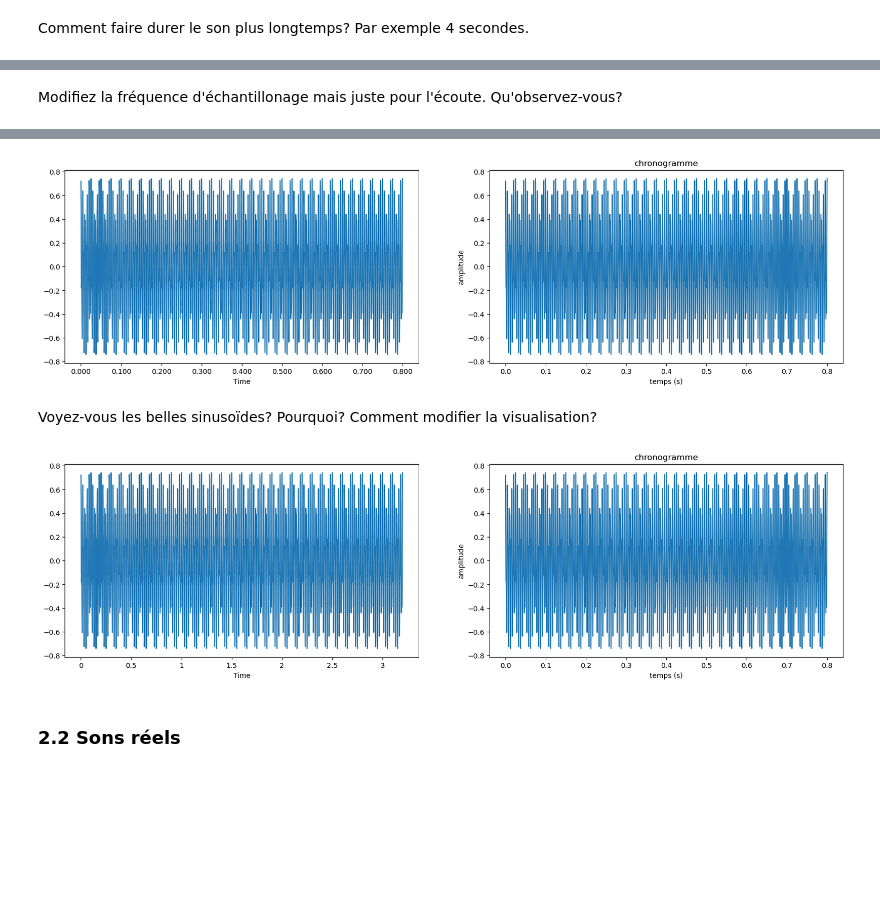
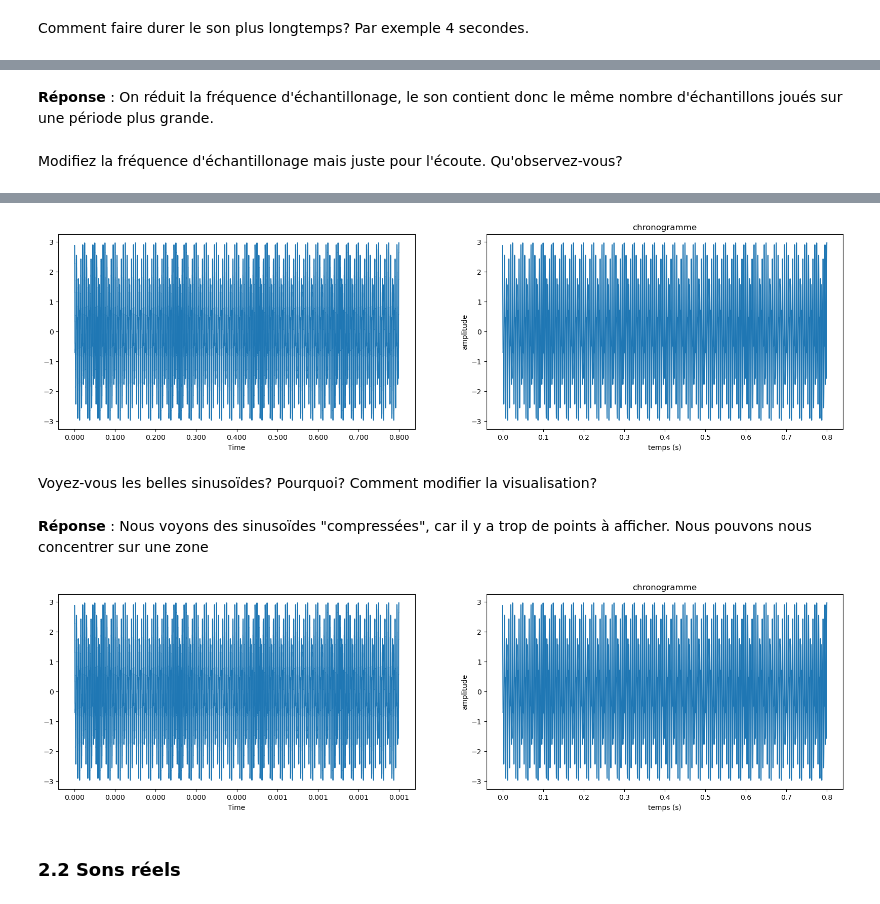
Before and after one commit to Guekka/Polytech, a Jupyter notebook: SI3/S6/ssii/TD1/TPdonneesNumIntro.ipynb, the cells around one changed output, grey strips where cells are left out. Cells and saved outputs as stored; diff of their text form; code cells hidden in the pictures; blank space fills up the shorter version.

```diff
--- a/SI3/S6/ssii/TD1/TPdonneesNumIntro.ipynb
+++ b/SI3/S6/ssii/TD1/TPdonneesNumIntro.ipynb
@@ -211,6 +230,6 @@ ipd.Audio(s,rate=fe,autoplay=True)
 # %% [markdown]
 Testez d'autres fréquences et d'autres combinaison de sinusoïdes. Par exemple la somme d'un son pur à 440 Hz et d'un autre à 200 Hz de puissance double.
 # %%
-s = 0.25*np.cos(2*np.pi*440*t+0.5) + 0.5*np.cos(2*np.pi*200*t)
+s = np.cos(2*np.pi*440*t+0.5) + 2*np.cos(2*np.pi*200*t)
 # %% [markdown]
 Comment faire durer le son plus longtemps? Par exemple 4 secondes.
@@ -217,3 +240,5 @@ Comment faire durer le son plus longtemps? Par exemple 4 secondes.
+# %% [markdown]
+**Réponse** : On réduit la fréquence d'échantillonage, le son contient donc le même nombre d'échantillons joués sur une période plus grande.
 # %% [markdown]
 Modifiez la fréquence d'échantillonage mais juste pour l'écoute. Qu'observez-vous?
 # %%
@@ -236,20 +261,22 @@ ax2.plot(t,s)
 plt.title("chronogramme")
 plt.show()
 # %% [output]
-[figure, old version]
+[figure, new version]
 # %% [markdown]
 Voyez-vous les belles sinusoïdes? Pourquoi? Comment modifier la visualisation?
+# %% [markdown]
+**Réponse** : Nous voyons des sinusoïdes "compressées", car il y a trop de points à afficher. Nous pouvons nous concentrer sur une zone
 # %%
 fig,(ax1,ax2) = plt.subplots(1,2,figsize=(20, 5))
-librosa.display.waveshow(s,sr=4, ax=ax1)
+librosa.display.waveshow(s, sr=fe * 1000, ax=ax1)
 ax2.set_xlabel('temps (s)')
 ax2.set_ylabel('amplitude')
 ax2.set_title("chronogramme")
 ax2.plot(t,s)
 plt.title("chronogramme")
 plt.show()
 # %% [output]
-[figure, old version]
+[figure, new version]
 # %% [markdown]
 ### 2.2 Sons réels
 # %% [markdown]
```
Also changed, not shown: parts of 8 cells of this notebook.
